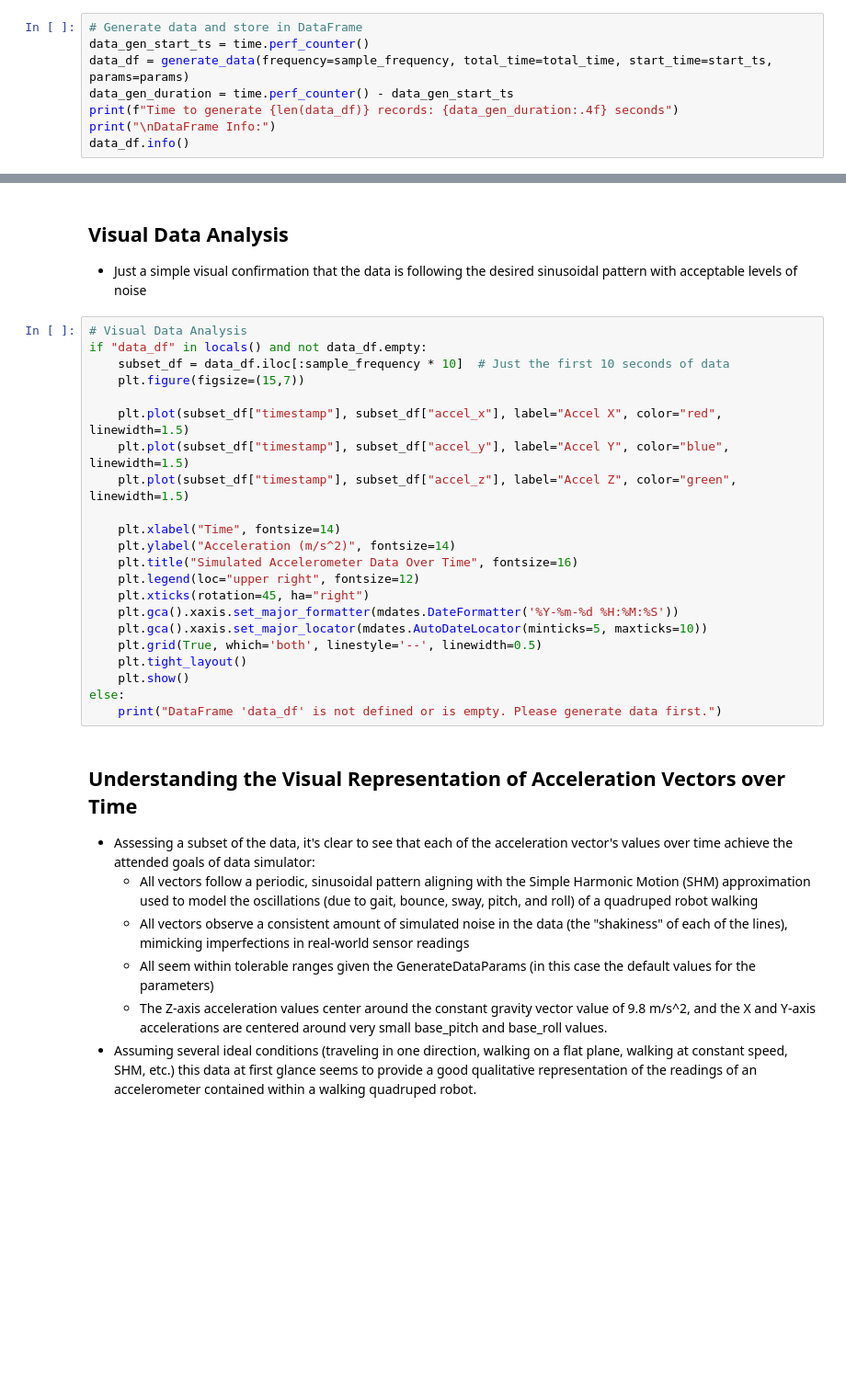
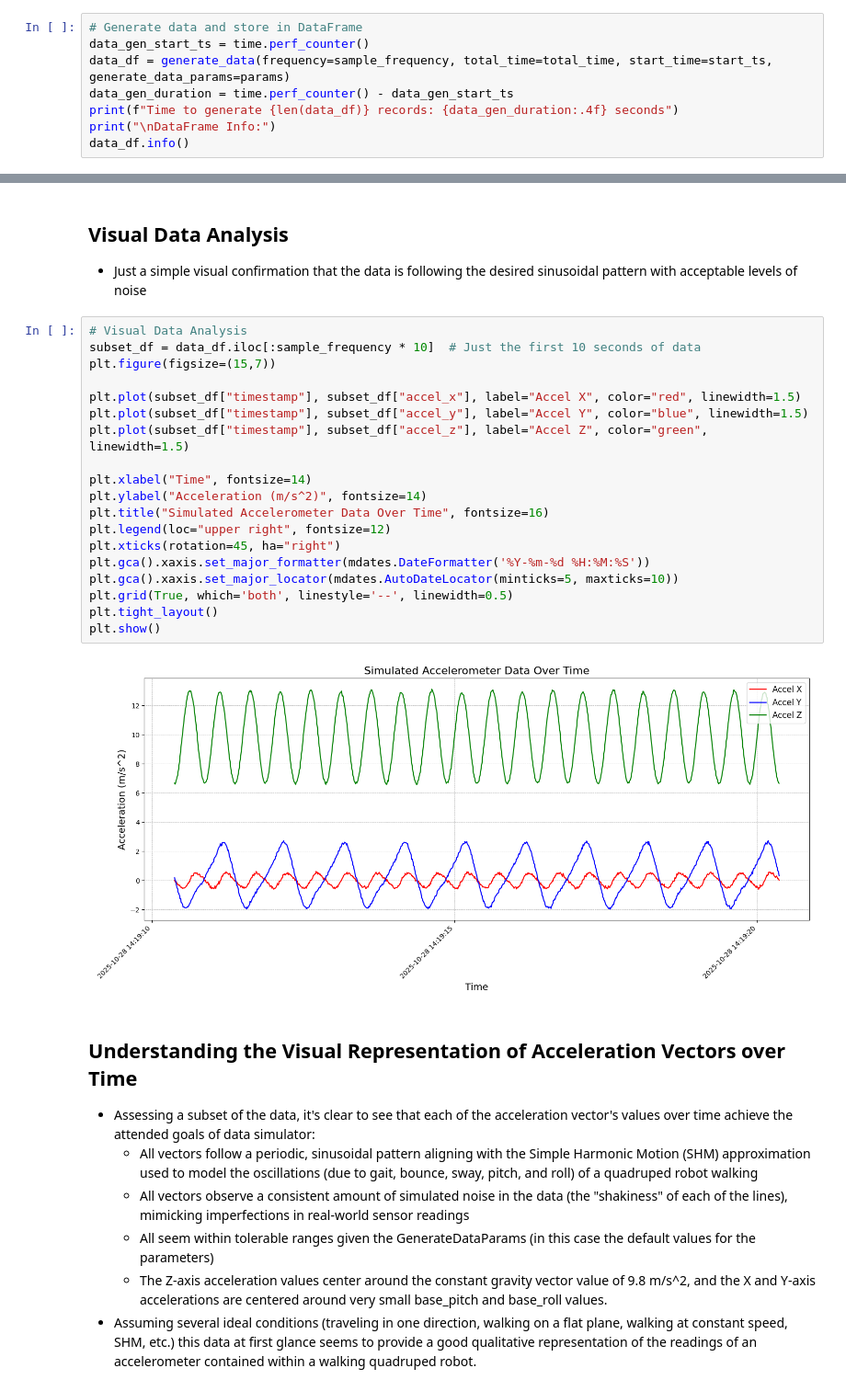
Before and after one commit to akshikari/sensor-data-processing-sim, a Jupyter notebook: data/qa_analysis/accelerometer_gen_data_qa.ipynb, the cells around one changed output, grey strips where cells are left out. Shown: that part at 92% size. Cells and saved outputs as stored; diff of their text form; blank space fills up the shorter version.

Commit message:
locals check in jupyter feels excessive. dropped those checks

```diff
--- a/data/qa_analysis/accelerometer_gen_data_qa.ipynb
+++ b/data/qa_analysis/accelerometer_gen_data_qa.ipynb
@@ -35,7 +35,7 @@ params = GenerateDataParams()
 # %%
 # Generate data and store in DataFrame
 data_gen_start_ts = time.perf_counter()
-data_df = generate_data(frequency=sample_frequency, total_time=total_time, start_time=start_ts, params=params)
+data_df = generate_data(frequency=sample_frequency, total_time=total_time, start_time=start_ts, generate_data_params=params)
 data_gen_duration = time.perf_counter() - data_gen_start_ts
 print(f"Time to generate {len(data_df)} records: {data_gen_duration:.4f} seconds")
 print("\nDataFrame Info:")
@@ -45,26 +61,25 @@ data_df.info()
 - Just a simple visual confirmation that the data is following the desired sinusoidal pattern with acceptable levels of noise
 # %%
 # Visual Data Analysis
-if "data_df" in locals() and not data_df.empty:
-    subset_df = data_df.iloc[:sample_frequency * 10]  # Just the first 10 seconds of data
-    plt.figure(figsize=(15,7))
+subset_df = data_df.iloc[:sample_frequency * 10]  # Just the first 10 seconds of data
+plt.figure(figsize=(15,7))
 
-    plt.plot(subset_df["timestamp"], subset_df["accel_x"], label="Accel X", color="red", linewidth=1.5)
-    plt.plot(subset_df["timestamp"], subset_df["accel_y"], label="Accel Y", color="blue", linewidth=1.5)
-    plt.plot(subset_df["timestamp"], subset_df["accel_z"], label="Accel Z", color="green", linewidth=1.5)
+plt.plot(subset_df["timestamp"], subset_df["accel_x"], label="Accel X", color="red", linewidth=1.5)
+plt.plot(subset_df["timestamp"], subset_df["accel_y"], label="Accel Y", color="blue", linewidth=1.5)
+plt.plot(subset_df["timestamp"], subset_df["accel_z"], label="Accel Z", color="green", linewidth=1.5)
 
-    plt.xlabel("Time", fontsize=14)
-    plt.ylabel("Acceleration (m/s^2)", fontsize=14)
-    plt.title("Simulated Accelerometer Data Over Time", fontsize=16)
-    plt.legend(loc="upper right", fontsize=12)
-    plt.xticks(rotation=45, ha="right")
-    plt.gca().xaxis.set_major_formatter(mdates.DateFormatter('%Y-%m-%d %H:%M:%S'))
-    plt.gca().xaxis.set_major_locator(mdates.AutoDateLocator(minticks=5, maxticks=10))
-    plt.grid(True, which='both', linestyle='--', linewidth=0.5)
-    plt.tight_layout()
-    plt.show()
-else:
-    print("DataFrame 'data_df' is not defined or is empty. Please generate data first.")
+plt.xlabel("Time", fontsize=14)
+plt.ylabel("Acceleration (m/s^2)", fontsize=14)
+plt.title("Simulated Accelerometer Data Over Time", fontsize=16)
+plt.legend(loc="upper right", fontsize=12)
+plt.xticks(rotation=45, ha="right")
+plt.gca().xaxis.set_major_formatter(mdates.DateFormatter('%Y-%m-%d %H:%M:%S'))
+plt.gca().xaxis.set_major_locator(mdates.AutoDateLocator(minticks=5, maxticks=10))
+plt.grid(True, which='both', linestyle='--', linewidth=0.5)
+plt.tight_layout()
+plt.show()
+# %% [output]
+[figure, added]
 # %% [markdown]
 ## Understanding the Visual Representation of Acceleration Vectors over Time
 - Assessing a subset of the data, it's clear to see that each of the acceleration vector's values over time achieve the attended goals of data simulator:
```
Also changed, not shown: parts of 2 cells of this notebook.
